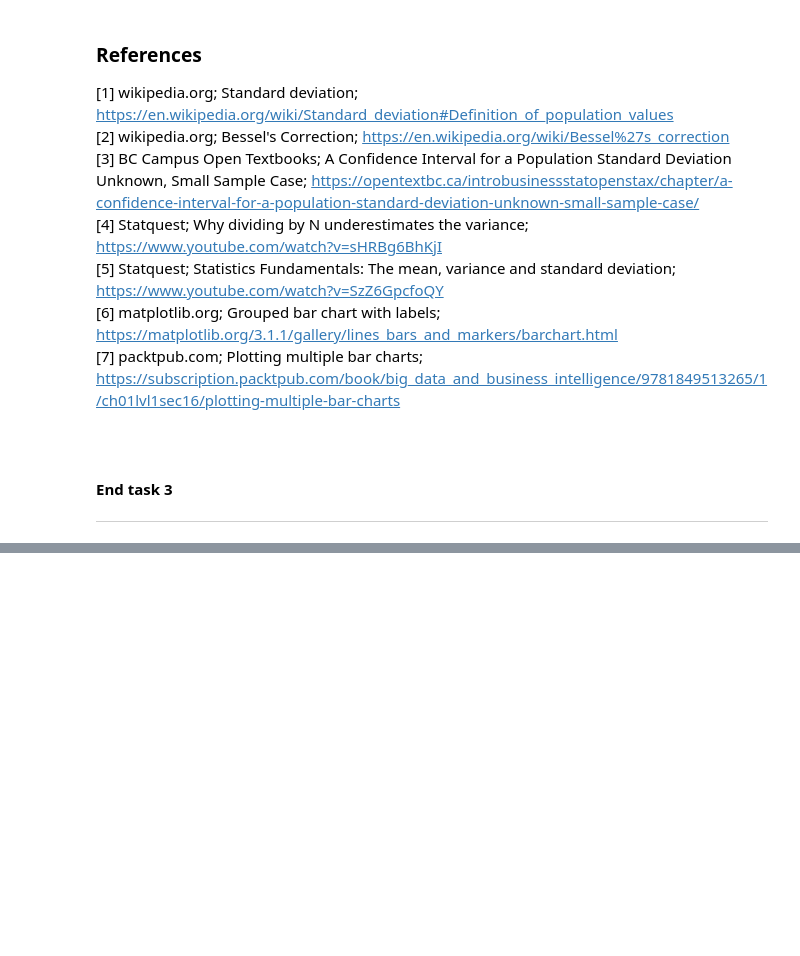
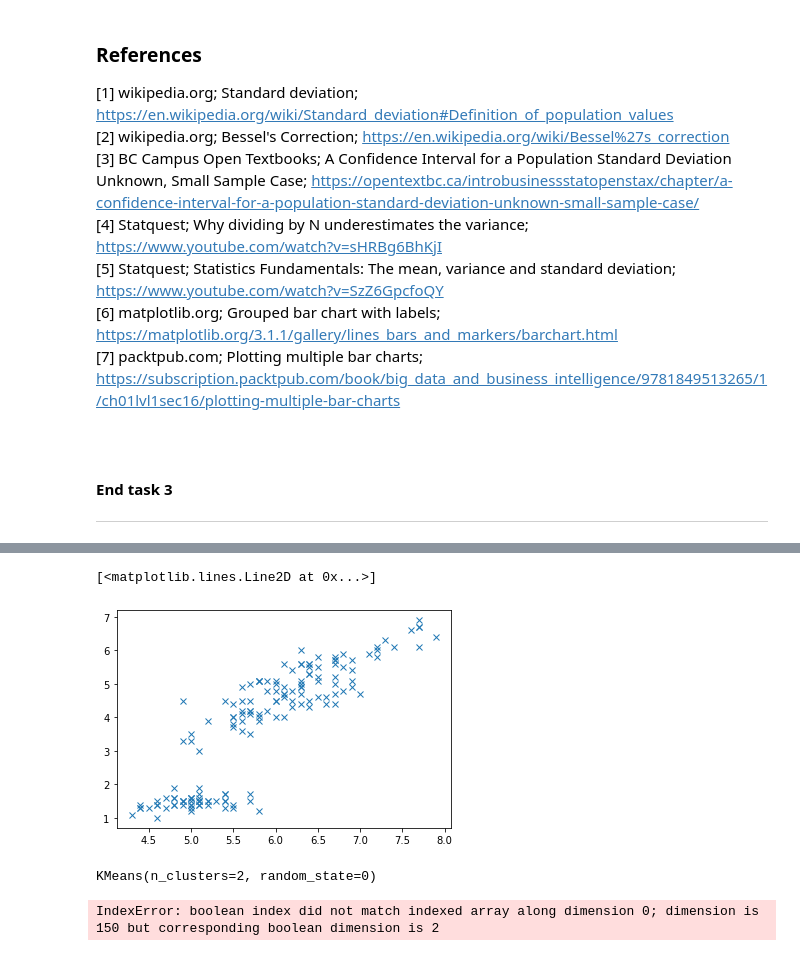
Before and after one commit to colm-o-caoimh/ExploringMachineLearning, a Jupyter notebook: Machine Learning and Statistics - Tasks 2020.ipynb, the cells around one changed output, grey strips where cells are left out. Drawn from its saved outputs; the diff is of its cells as text; code cells hidden in the pictures; blank space fills up the shorter version.

Commit message:
initial investigation with kmeans and iris dataset

```diff
--- a/Machine Learning and Statistics - Tasks 2020.ipynb
+++ b/Machine Learning and Statistics - Tasks 2020.ipynb
@@ -454,0 +463,4 @@ It would appear that `STDEV.S` is indeed a more accurate estimation of the popul
+# %%
+header_list = ["sepal_length",  "sepal_width",  "petal_length", "petal_width", "species"]
+iris_df = pd.read_csv("iris.data", names=header_list)
+iris_df
@@ -454,0 +493,3 @@ It would appear that `STDEV.S` is indeed a more accurate estimation of the popul
+# %%
+Y = np.array([iris_df["sepal_length"], iris_df["petal_length"]])
+Y
@@ -454,0 +514,17 @@ It would appear that `STDEV.S` is indeed a more accurate estimation of the popul
+# %%
+plt.plot(Y, Z, 'x')
+# %% [output]
+[<matplotlib.lines.Line2D at 0x...>]
+[figure, added]
+# %%
+kmeans = skcl.KMeans(n_clusters=2, random_state=0).fit(Y)
+kmeans
+# %% [output]
+KMeans(n_clusters=2, random_state=0)
+# %%
+plt.plot(Y[kmeans.labels_ == 0] , Z[kmeans.labels_ == 0], 'bx')
+plt.plot(Y[kmeans.labels_ == 1] , Z[kmeans.labels_ == 1], 'rx')
+# plt.xlim([-2,14])
+# plt.ylim([-2,6])
+# %% [output]
+IndexError: boolean index did not match indexed array along dimension 0; dimension is 150 but corresponding boolean dimension is 2
```
Also changed, not shown: parts of 21 cells of this notebook, 1 other file.
